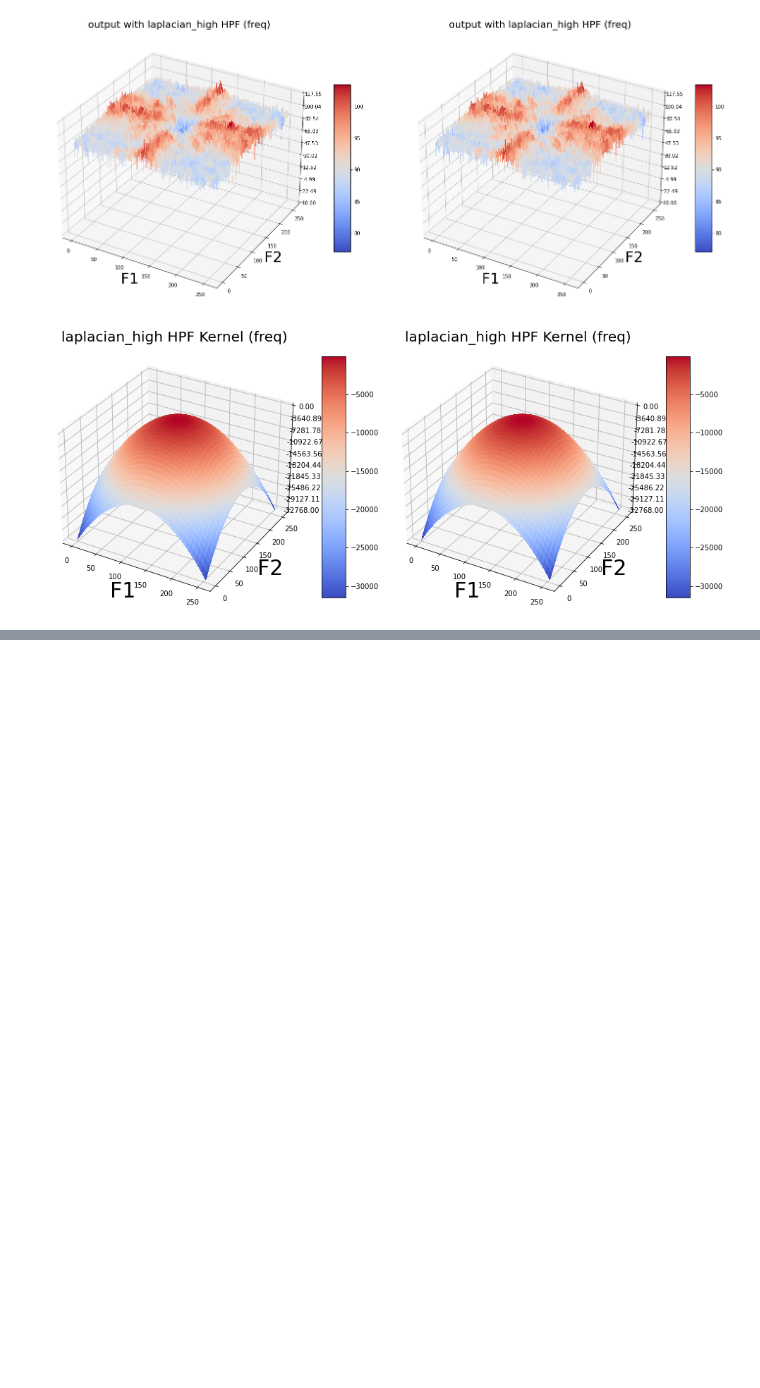
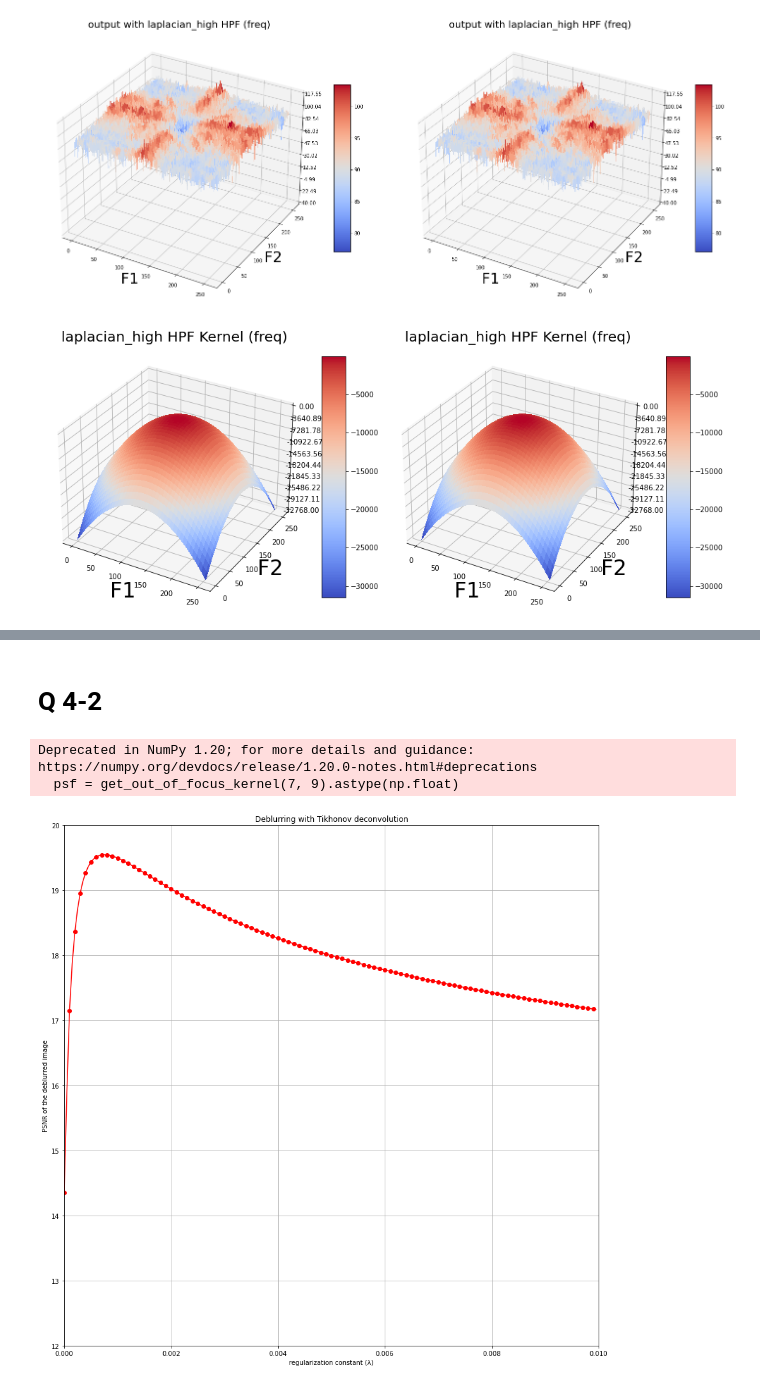
Before and after one commit to HyunCello/TIL, a Jupyter notebook: Programming/Image Processing Masterclass/HW/HW2/hyuncello_p2.ipynb, the cells around one changed output, grey strips where cells are left out. Cells and saved outputs as stored; diff of their text form; code cells hidden in the pictures; blank space fills up the shorter version.

```diff
--- a/Programming/Image Processing Masterclass/HW/HW2/hyuncello_p2.ipynb
+++ b/Programming/Image Processing Masterclass/HW/HW2/hyuncello_p2.ipynb
@@ -260,0 +336,55 @@ plot_filter_3d(im.shape, laplacian_high, D0)
+# %% [markdown]
+# Q 4-2
+# %%
+import SimpleITK as sitk
+from scipy import signal
+import SimpleITK as sitk
+from skimage import restoration
+from skimage.metrics import peak_signal_noise_ratio
+
+# im = rgb2gray(imread('images/Chapter 04/images/img_04_07.png'))
+im = rgb2gray(cv2.imread('Img_04_07.png',cv2.IMREAD_COLOR))
+
+def get_out_of_focus_kernel(r, sz=15):
+    kern = np.zeros((sz, sz), np.uint8)
+    cv2.circle(kern, (sz, sz), r, 255, -1, cv2.LINE_AA, shift=1)
+    kern = np.float32(kern) / 255
+    return kern
+
+psf = get_out_of_focus_kernel(7, 9).astype(np.float)
+im_blur = signal.convolve2d(im, psf, 'same')
+im_blur = im_blur / np.max(im_blur)
+
+
+def Tikhonov(num):
+    arr = []
+    if num == 1:
+        t1 = np.arange(0.0, 0.01, 0.0001)
+    elif num == 2:
+        t1 = np.arange(0.0, 0.01, 0.00005)
+    for constant in t1:
+        tkfilter = sitk.TikhonovDeconvolutionImageFilter()
+        tkfilter.SetRegularizationConstant(constant) #0.06)
+        tkfilter.SetNormalize(True)
+        arr.append(peak_signal_noise_ratio(im,sitk.GetArrayFromImage(tkfilter.Execute (sitk.GetImageFromArray(im_blur), sitk.GetImageFromArray(psf)))))
+
+    return arr
+# %% [output]
+Deprecated in NumPy 1.20; for more details and guidance: https://numpy.org/devdocs/release/1.20.0-notes.html#deprecations
+  psf = get_out_of_focus_kernel(7, 9).astype(np.float)
+# %%
+plt.figure(figsize=(15, 15))
+plt.axis([0, 0.01, 12, 20])
+plt.grid(True)
+plt.ylabel('PSNR of the deblurred image')
+plt.xlabel('regularization constant (λ)')
+plt.title('Deblurring with Tikhonov deconvolution')
+t1 = np.arange(0.0, 0.01, 0.0001)
+t2 = np.arange(0.0, 0.01, 0.00005)
+
+plt.plot(t1, Tikhonov(1), 'ro' ,t2, Tikhonov(2), 'r')
+# plt.subplot(614), plt.plot(t1, peak_signal_noise_ratio(im, Tikhonov(0.008)), 'bo')
+
+plt.show()
+# %% [output]
+[figure, added]
```
Also changed, not shown: parts of 6 cells of this notebook, 3 other files.
